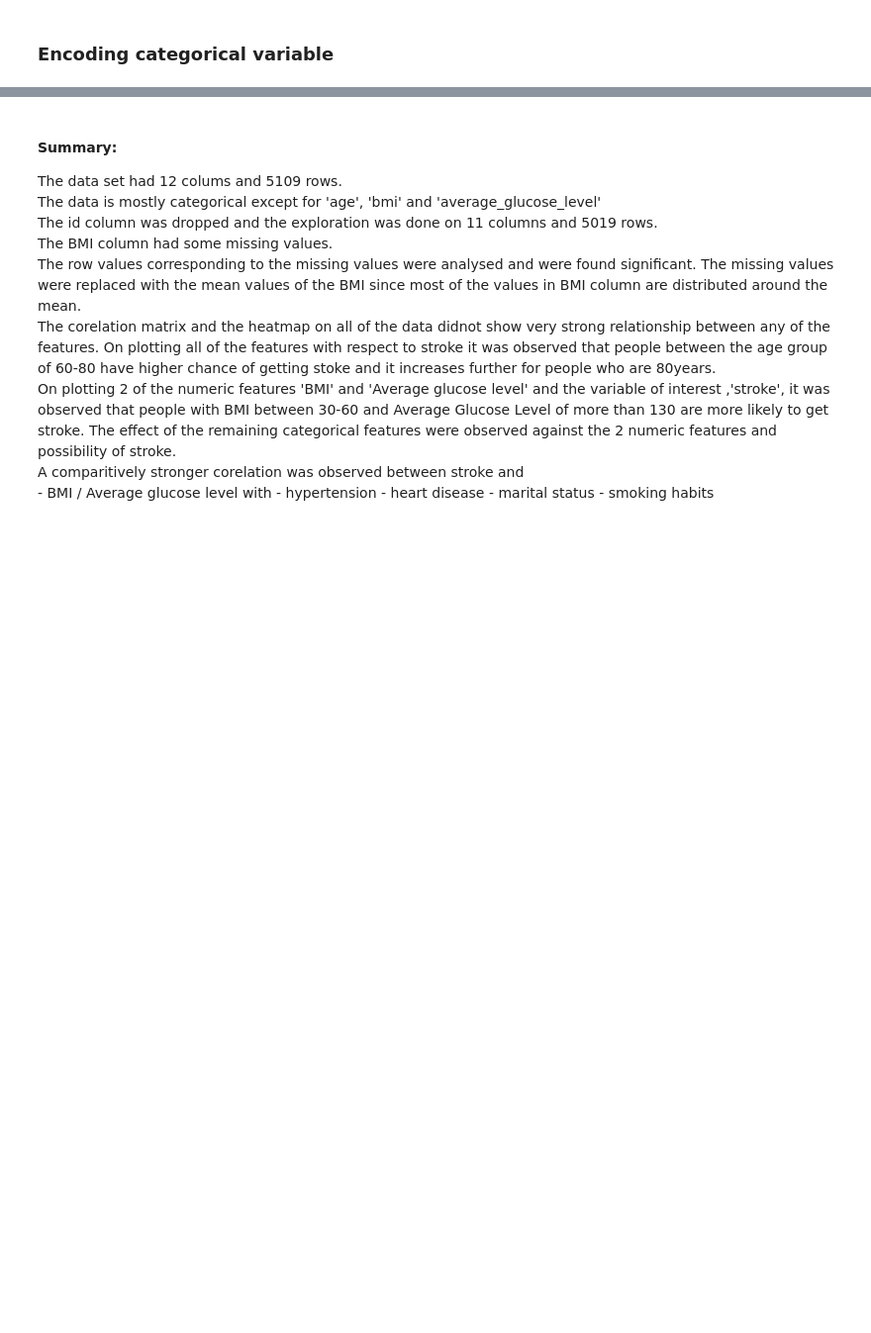
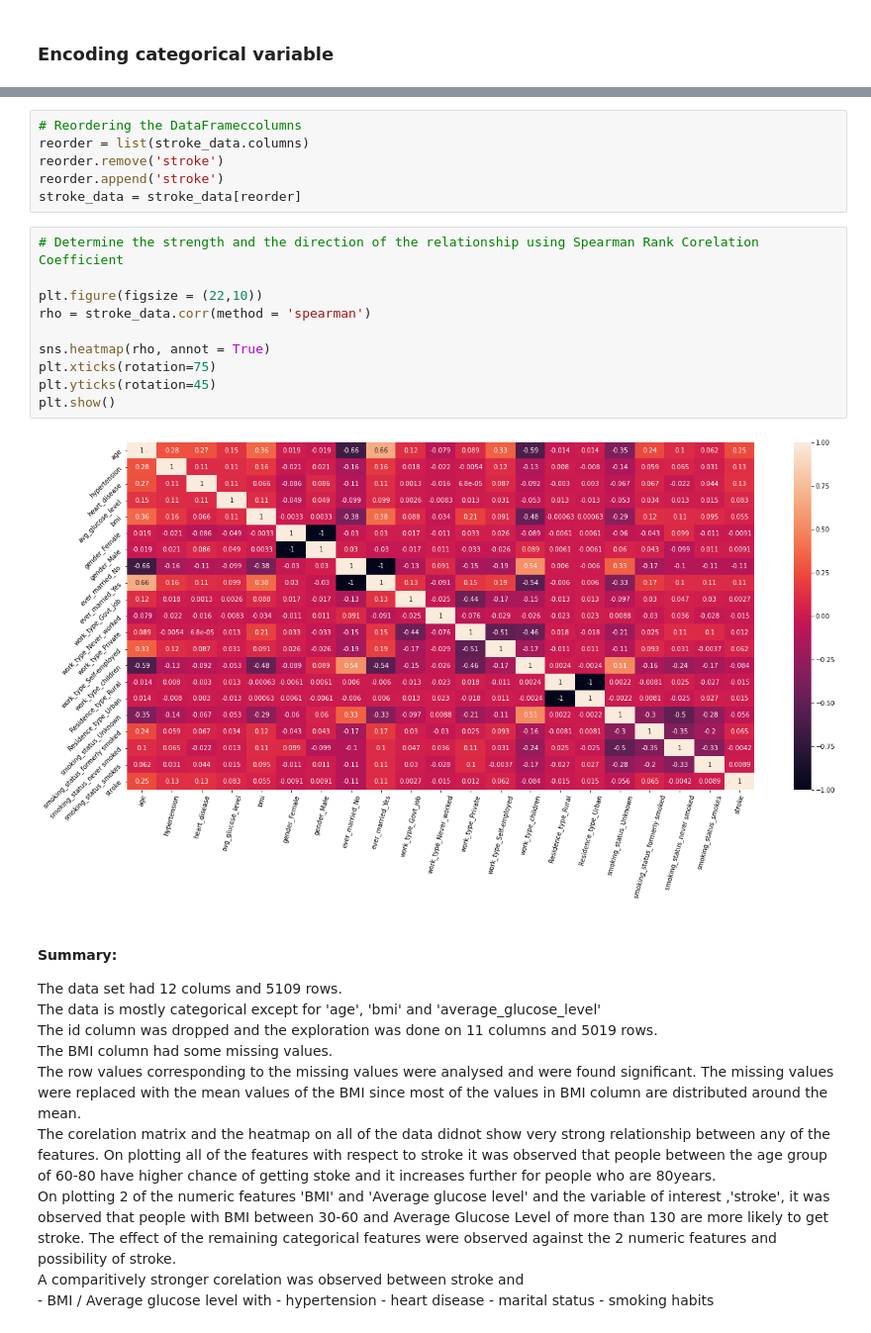
Before and after one commit to SharmaPranoti/Springboard, a Jupyter notebook: StrokePrediction/Notebooks/stroke_data_exploratory_data_analysis.ipynb, the cells around one changed output, grey strips where cells are left out. Shown at 99% size. Drawn from its saved outputs; the diff is of its cells as text; blank space fills up the shorter version.

Commit message:
Added code to calculate Spearman Rank Corelation Coefficient

```diff
--- a/StrokePrediction/Notebooks/stroke_data_exploratory_data_analysis.ipynb
+++ b/StrokePrediction/Notebooks/stroke_data_exploratory_data_analysis.ipynb
@@ -253,3 +254,21 @@ stroke_data.head()
+# %%
+# Reordering the DataFrameccolumns
+reorder = list(stroke_data.columns)
+reorder.remove('stroke')
+reorder.append('stroke')
+stroke_data = stroke_data[reorder]
+# %%
+# Determine the strength and the direction of the relationship using Spearman Rank Corelation Coefficient
+
+plt.figure(figsize = (22,10))
+rho = stroke_data.corr(method = 'spearman')
+
+sns.heatmap(rho, annot = True)
+plt.xticks(rotation=75)
+plt.yticks(rotation=45)
+plt.show()
+# %% [output]
+[figure, added]
 # %% [markdown]
 #### Summary:
 
```
Also changed, not shown: parts of 4 cells of this notebook.
